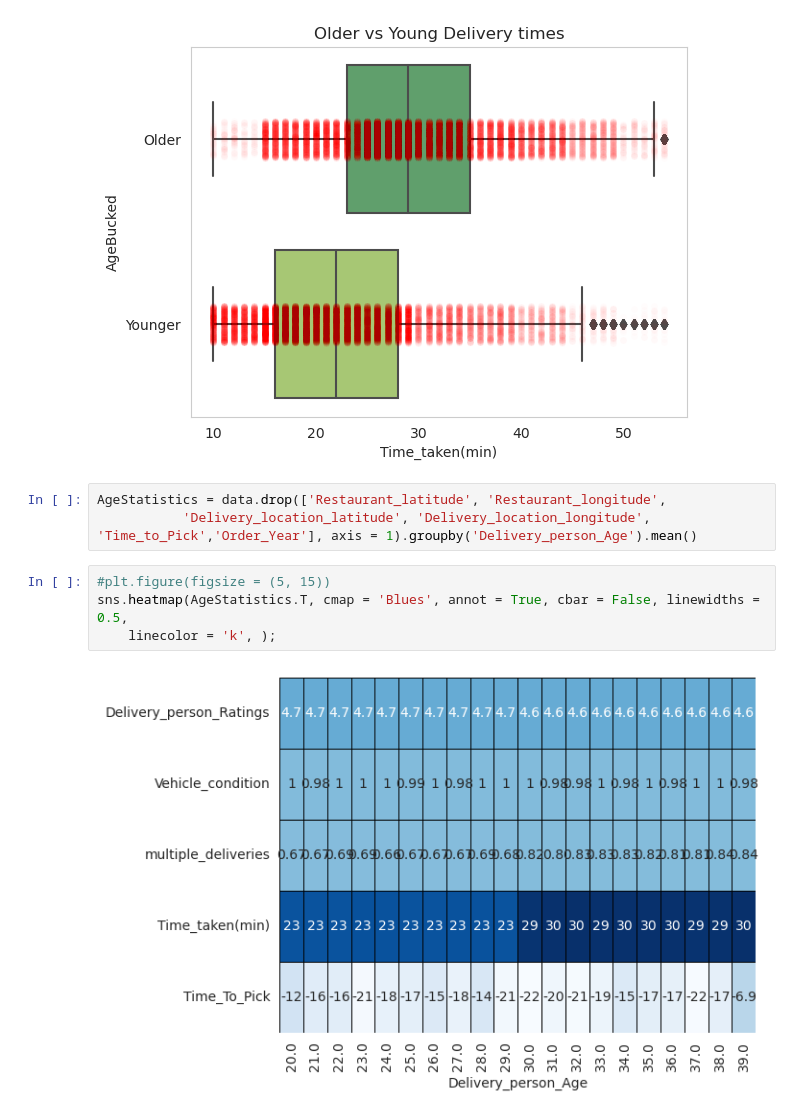
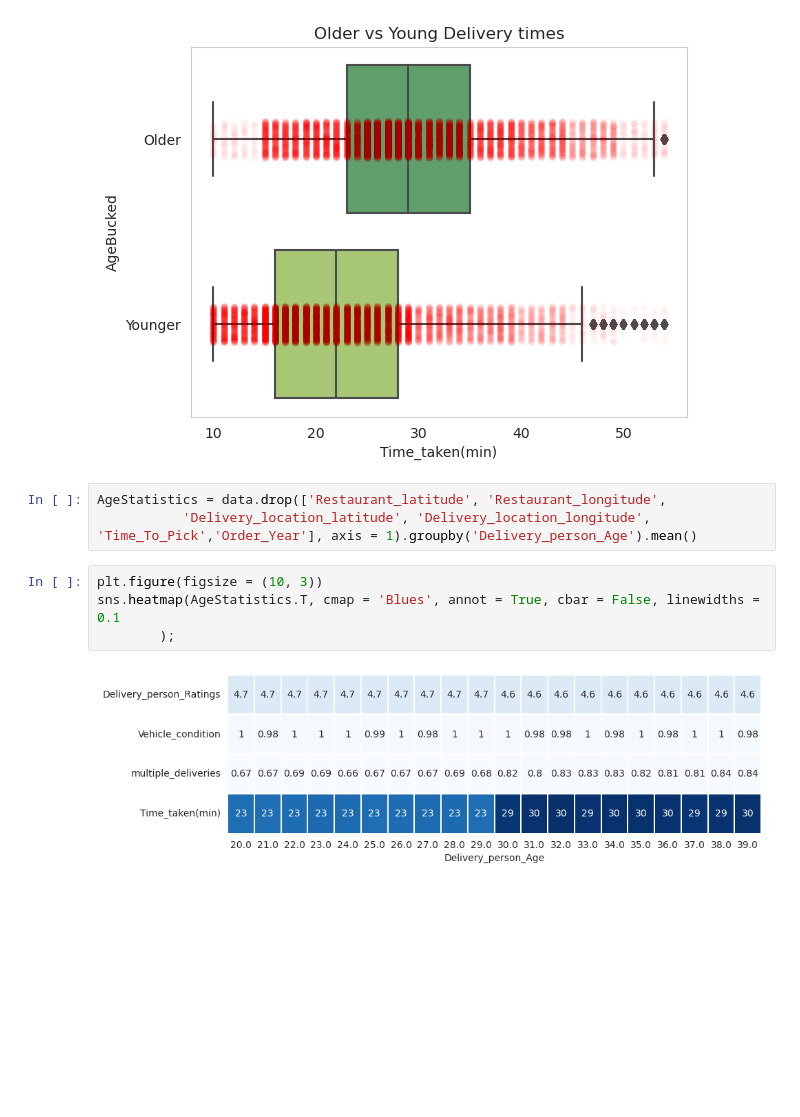
Before and after one commit to liamarguedas/uber-eats-delivery-time, a Jupyter notebook: notebooks/analyze-and-explore-data.ipynb, the cells around one changed output. Saved outputs shown, nothing was run; the diff lists cells and outputs as text; blank space fills up the shorter version.

```diff
--- a/notebooks/analyze-and-explore-data.ipynb
+++ b/notebooks/analyze-and-explore-data.ipynb
@@ -192,10 +192,10 @@ plt.grid(False);
 [figure]
 # %%
 AgeStatistics = data.drop(['Restaurant_latitude', 'Restaurant_longitude',
-           'Delivery_location_latitude', 'Delivery_location_longitude', 'Time_to_Pick','Order_Year'], axis = 1).groupby('Delivery_person_Age').mean()
+           'Delivery_location_latitude', 'Delivery_location_longitude', 'Time_To_Pick','Order_Year'], axis = 1).groupby('Delivery_person_Age').mean()
 # %%
-#plt.figure(figsize = (5, 15))
-sns.heatmap(AgeStatistics.T, cmap = 'Blues', annot = True, cbar = False, linewidths = 0.5,
-    linecolor = 'k', );
+plt.figure(figsize = (10, 3))
+sns.heatmap(AgeStatistics.T, cmap = 'Blues', annot = True, cbar = False, linewidths = 0.1
+        );
 # %% [output]
-[figure, old version]
+[figure, new version]
```
Also changed, not shown: parts of 8 cells of this notebook.
